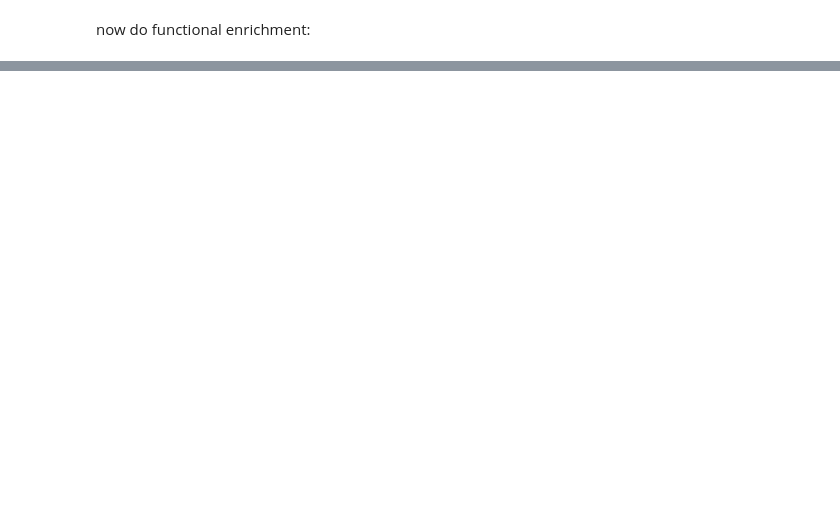
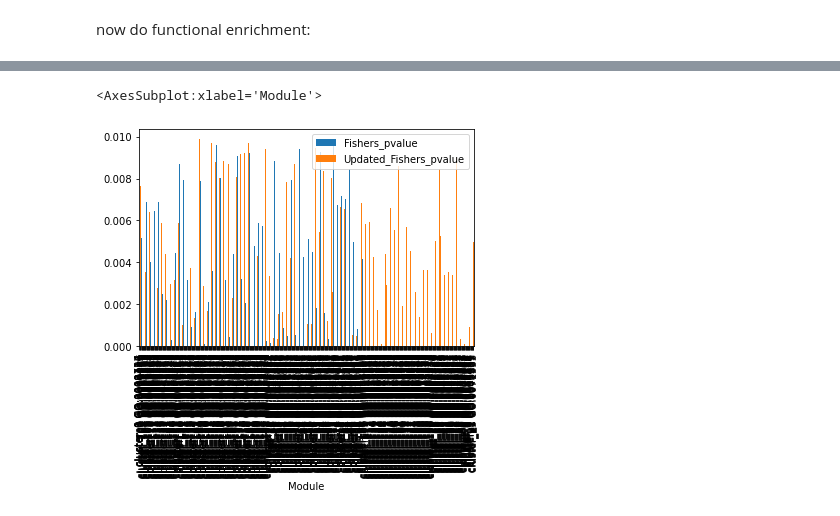
Before and after one commit to chrlatte/ClusteringWithDSD, a Jupyter notebook: src/analysis_notebook.ipynb, the cells around one changed output, grey strips where cells are left out. Cells and saved outputs as stored; diff of their text form; code cells hidden in the pictures; blank space fills up the shorter version.

```diff
--- a/src/analysis_notebook.ipynb
+++ b/src/analysis_notebook.ipynb
@@ -321,0 +350,26 @@ changes_df_2.plot(x="Module", y=["Fishers_pvalue", "Updated_Fishers_pvalue"], ki
+# %%
+original_fe_3 = get_initialized_fe(genomic_background_filepath, term_mapping_filepath, termlist = all_go_terms)
+
+updated_fe_3 = get_initialized_fe(genomic_background_filepath, term_mapping_filepath, termlist = all_go_terms)
+# %%
+original_fe_3.importFiles({'query': original_clusters_querylist_3 })
+original_fe_3.run(cluster=False)
+
+updated_fe_3.importFiles({'query': updated_clusters_querylist_3 })
+updated_fe_3.run(cluster=False)
+# %%
+original_df_3 = original_fe_3.enrichment[['Module', 'Term', 'Fishers_pvalue']].copy()
+original_df_3['Module'] = original_df_3['Module'] + ' ' + original_df_3['Term']
+original_df_3.drop('Term', axis=1, inplace=True)
+# %%
+updated_df_3 = updated_fe_3.enrichment[['Module', 'Term', 'Fishers_pvalue']].copy()
+
+updated_df_3['Module'] = updated_df_3['Module'] + ' ' + updated_df_3['Term']
+updated_df_3.drop('Term', axis=1, inplace=True)
+updated_df_3.rename(columns = {'Fishers_pvalue':'Updated_Fishers_pvalue'}, inplace = True)
+# %%
+results_df_3 = pd.merge(original_df_3, updated_df_3, on=['Module'], how='outer')
+results_df_3.plot(x="Module", y=["Fishers_pvalue", "Updated_Fishers_pvalue"], kind="bar")
+# %% [output]
+<AxesSubplot:xlabel='Module'>
+[figure, added]
```
Also changed, not shown: parts of 35 cells of this notebook, 1 other file.
